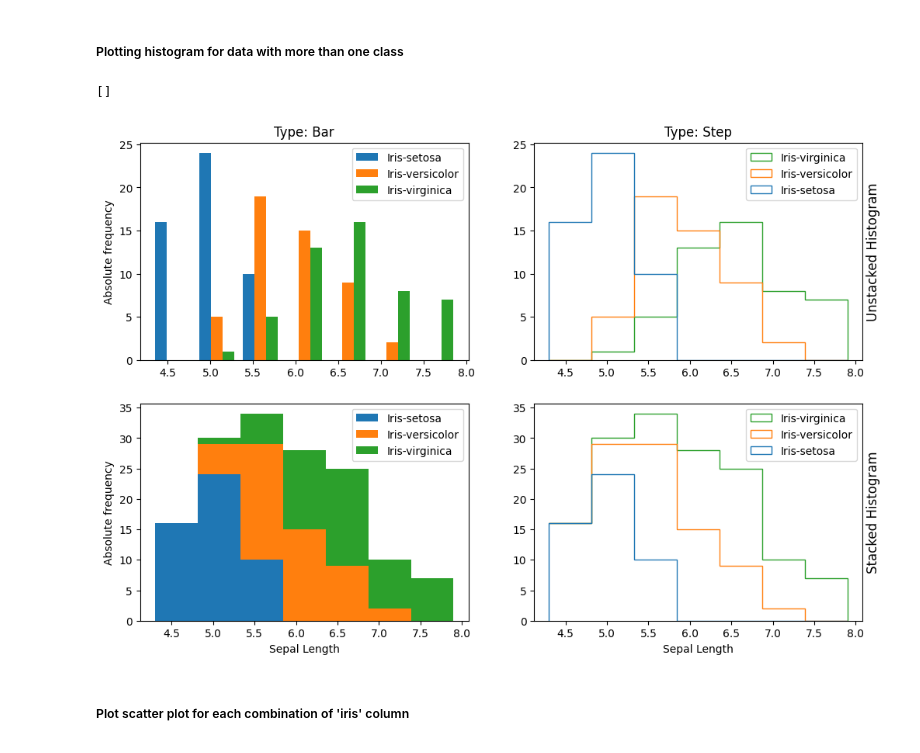
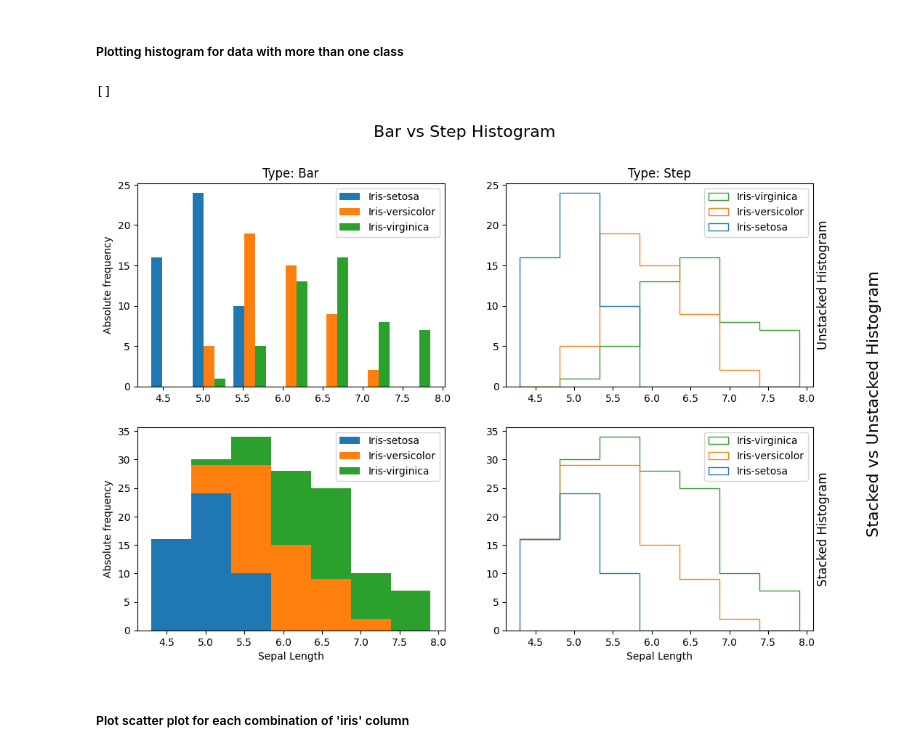
Before and after one commit to przemekbil/FoDA_2021, a Jupyter notebook: pyplot.ipynb, the cells around one changed output. Cells and saved outputs as stored; diff of their text form; code cells hidden in the pictures.

Commit message:
Top suptitle and right 'suptitle' added to the types of histograms plot

```diff
--- a/pyplot.ipynb
+++ b/pyplot.ipynb
@@ -520,6 +520,18 @@ mpl.rcParams.update(mpl.rcParamsDefault)
 # Iniitiate an instances of figure and Axes objects
 fig, ((ax0, ax1), (ax2, ax3))  = plt.subplots(2, 2, figsize=(12,8))
 
+# Add a title for the whole Figure
+top_title = fig.suptitle('Bar vs Step Histogram', fontsize=16)
+
+# Add right hand figure 'Title'
+# https://stackoverflow.com/questions/60840293/is-it-possible-to-have-more-than-one-suptitle
+fig.text(.97, .5, 'Stacked vs Unstacked Histogram',                           # .97, .5 position of the text in figure coordinates
+         transform=fig.transFigure,                                           # Transfroms the coordinates from default data coordinates to the relative figure coordinates
+         horizontalalignment='center',                                        # horizontal anchor point for the text
+         verticalalignment='center',                                          # vertical anchor point for the text
+         fontsize=16,                                                         # size of the text
+         rotation='vertical'                                                  # rotation of the text
+        )
 
 #PREPARE THE DATA
 
@@ -581,34 +593,34 @@ n, bins, patches = ax2.hist(sepal_l, n_bins, label=iris['Class'].unique(), histt
 
 # Show the legend
 ax2.legend(prop={'size': 10})
 
 # Set the labels on the Axis
 ax2.set_xlabel('Sepal Length', fontsize=10)
 ax2.set_ylabel('Absolute frequency', fontsize=10)
 
 
 # FOURTH HISTOGRAM, TYPE: STEP, STACKED: TRUE
 
 # Create a histogram using list of 3 sepal length lists, one for each class
 # Use bar style histogram without stacking
 n, bins, patches = ax3.hist(sepal_l, n_bins, label=iris['Class'].unique(), histtype='step', stacked=True)
 
 # Set the title
 #ax3.set_title("Type: Step")
 
 # Show the legend
 ax3.legend(prop={'size': 10})
 
 # Set the labels on the Axis
 ax3.set_xlabel('Sepal Length', fontsize=10)
 ax3.yaxis.set_label_position("right")
 ax3.set_ylabel('Stacked Histogram', fontsize=12)
 
 # show the plot
 plt.plot()
 # %% [output]
 []
-[figure, old version]
+[figure, new version]
 # %%
 # Only numeric columns selected from Iris df as per:
 # https://stackoverflow.com/questions/25039626/how-do-i-find-numeric-columns-in-pandas
```
Also changed, not shown: parts of 1 cell of this notebook.
